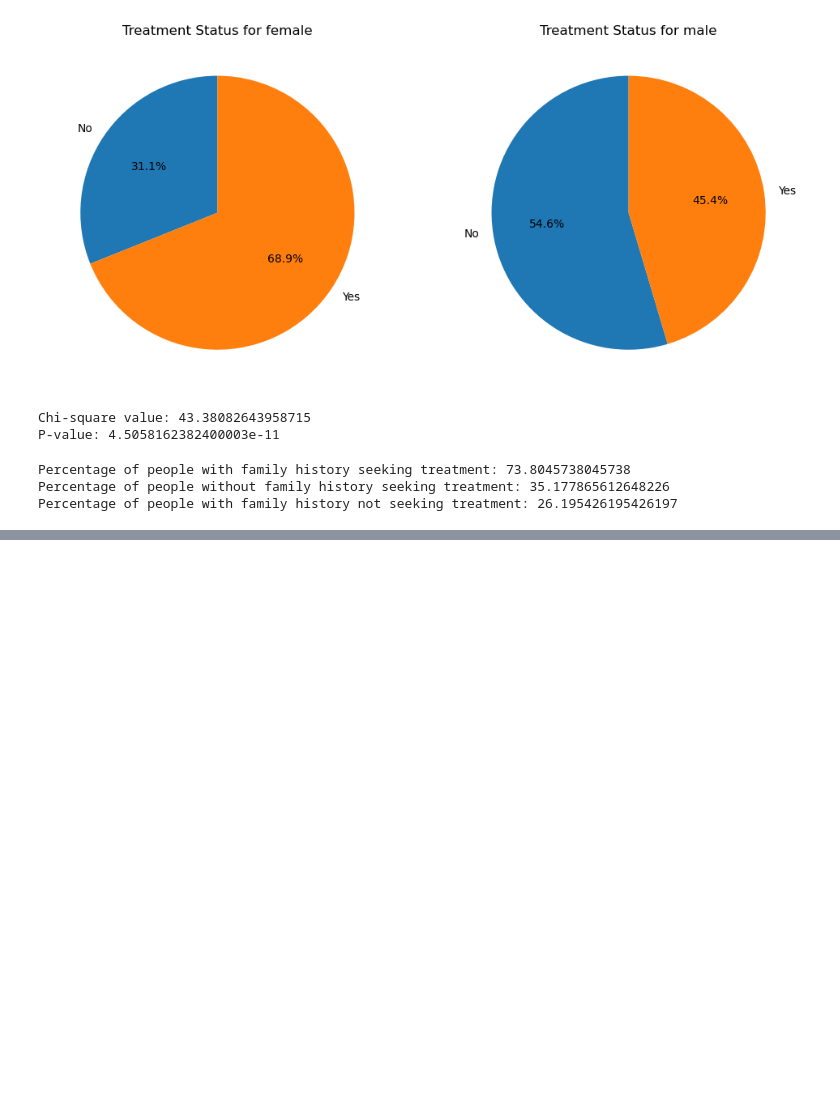
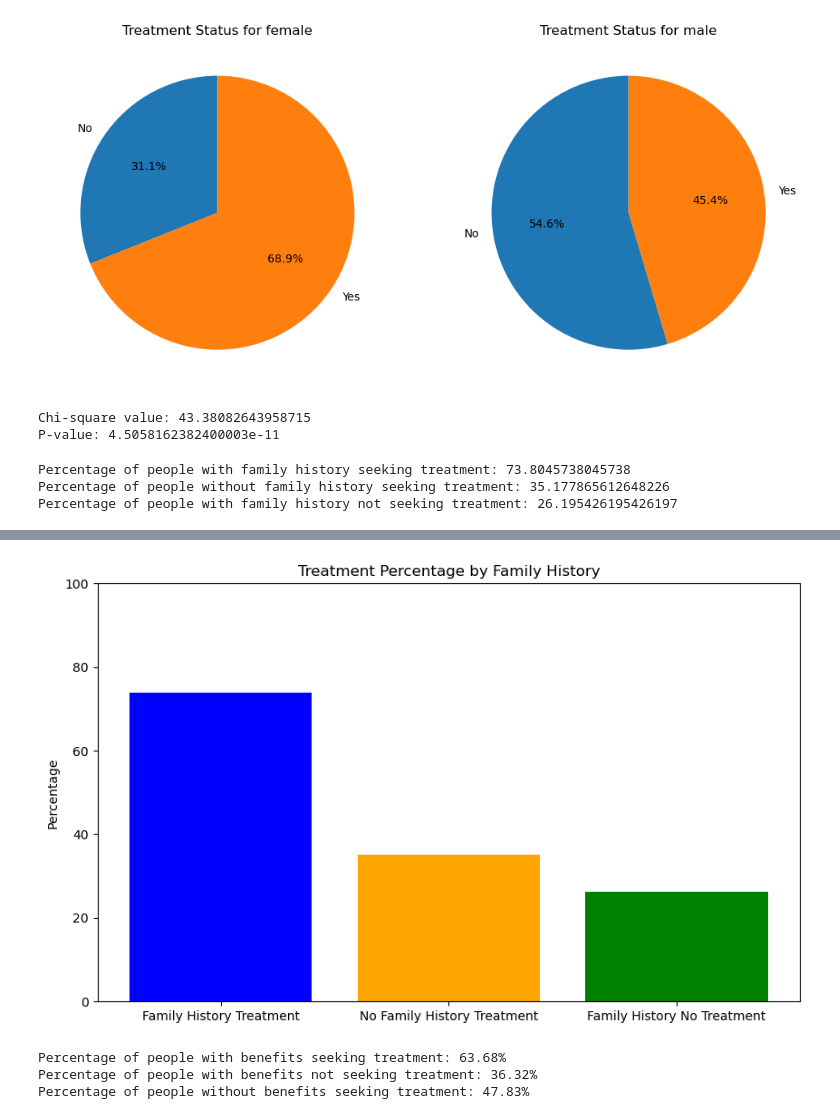
Before and after one commit to Bettypani/mental-health-survey-analysis, a Jupyter notebook: code/survey-data-script.ipynb, the cells around one changed output, grey strips where cells are left out. Cells and saved outputs as stored; diff of their text form; code cells hidden in the pictures; blank space fills up the shorter version.

```diff
--- a/code/survey-data-script.ipynb
+++ b/code/survey-data-script.ipynb
@@ -110,0 +107,38 @@ plt.show()
+# %%
+# Bar chart
+labels = ['Family History Treatment', 'No Family History Treatment', 'Family History No Treatment']
+percentages = round(percentage_family_history_treatment, 2), round(percentage_no_family_history_treatment, 2), round(percentage_family_history_no_treatment, 2)
+
+# Set a larger figure size
+plt.figure(figsize=(10, 6))
+
+plt.bar(labels, percentages, color=['blue', 'orange', 'green'])
+plt.ylabel('Percentage')
+plt.title('Treatment Percentage by Family History')
+plt.ylim(0, 100)  # Set y-axis limit from 0 to 100
+plt.show()
+# %% [output]
+[figure, added]
+# %%
+# Calculate the counts for each combination of 'benefits' and 'treatment'
+counts = survey_data_df.groupby(['benefits', 'treatment']).size()
+
+# Calculate the total count of people with benefits
+total_with_benefits = counts.loc['Yes'].sum()
+
+# Calculate the total count of people without benefits
+total_without_benefits = counts.loc['No'].sum()
+
+# Calculate the percentage of people seeking or not seeking treatment with and without benefits
+percentage_with_benefits_treatment = (counts.loc[('Yes', 'Yes')] / total_with_benefits) * 100
+percentage_with_benefits_no_treatment = (counts.loc[('Yes', 'No')] / total_with_benefits) * 100
+percentage_without_benefits_treatment = (counts.loc[('No', 'Yes')] / total_without_benefits) * 100
+
+# Print the percentages
+print(f'Percentage of people with benefits seeking treatment: {percentage_with_benefits_treatment:.2f}%')
+print(f'Percentage of people with benefits not seeking treatment: {percentage_with_benefits_no_treatment:.2f}%')
+print(f'Percentage of people without benefits seeking treatment: {percentage_without_benefits_treatment:.2f}%')
+# %% [output]
+Percentage of people with benefits seeking treatment: 63.68%
+Percentage of people with benefits not seeking treatment: 36.32%
+Percentage of people without benefits seeking treatment: 47.83%
```
Also changed, not shown: parts of 4 cells of this notebook.
